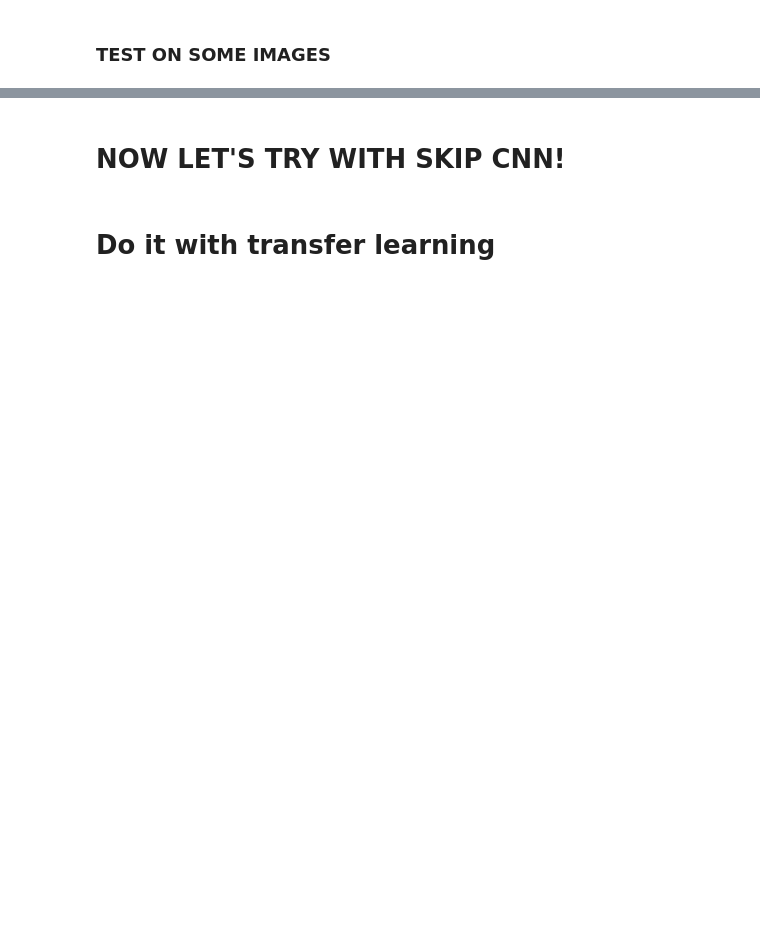
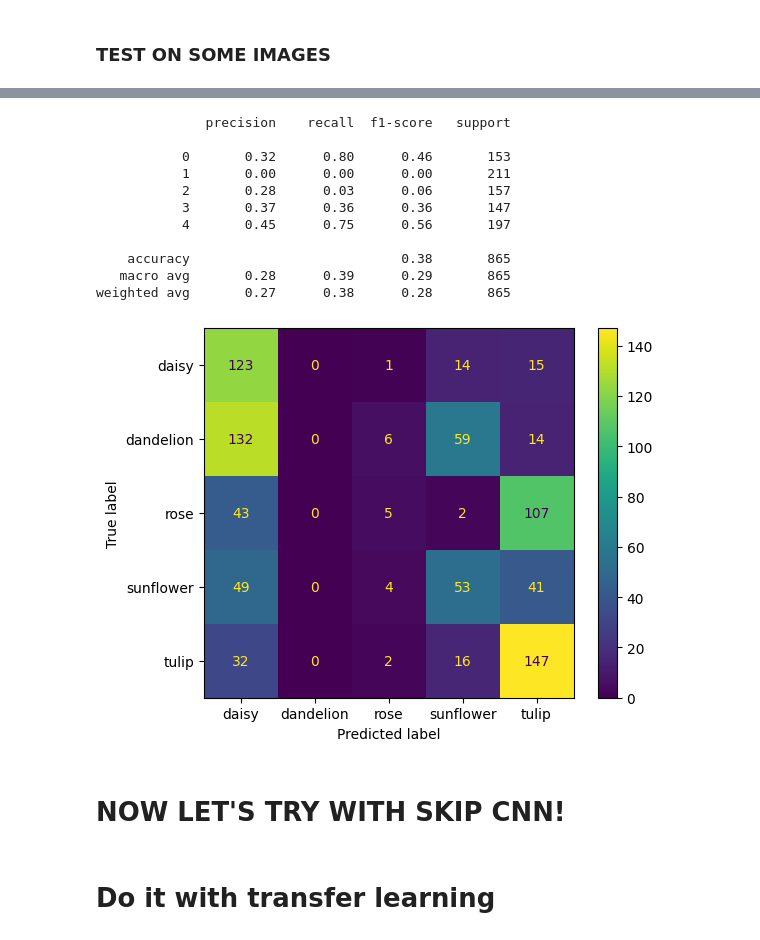
Before and after one commit to RicRicci22/Recognition-systems-labs, a Jupyter notebook: Lab_2/Lab2 - Multiclass Classification.ipynb, the cells around one changed output, grey strips where cells are left out. Drawn from its saved outputs; the diff is of its cells as text; code cells hidden in the pictures; blank space fills up the shorter version.

```diff
--- a/Lab_2/Lab2 - Multiclass Classification.ipynb
+++ b/Lab_2/Lab2 - Multiclass Classification.ipynb
@@ -144,7 +160,10 @@ loss_fn = CrossEntropyLoss(reduction="mean")
 # Put the model in evaluation mode
 model.eval()
 # Send the model to the device
+device = torch.device("cuda" if torch.cuda.is_available() else "cpu")
 model.to(device)
+labels_list = []
+predicted_labels_list = []
 with torch.no_grad():
     loss_test = 0
     accuracy_test = 0
@@ -159,5 +178,10 @@ with torch.no_grad():
         loss_test += loss.item()
         accuracy_test += (sum(predictions.argmax(1)==labels)/imgs.shape[0]).item()
 
+        predicted_labels = predictions.argmax(1).tolist()
+
+        labels_list.extend(labels.tolist())
+        predicted_labels_list.extend(predicted_labels)
+
 print("\nTest loss:",loss_test/len(testloader))
 print("Test accuracy:",accuracy_test/len(testloader))
@@ -164,3 +191,27 @@ print("Test accuracy:",accuracy_test/len(testloader))
+# %%
+from sklearn.metrics import confusion_matrix, classification_report
+from sklearn.metrics import ConfusionMatrixDisplay
+import matplotlib.pyplot as plt
+
+conf_matrix = confusion_matrix(labels_list, predicted_labels_list)
+report = classification_report(labels_list, predicted_labels_list)
+print(report)
+disp = ConfusionMatrixDisplay(confusion_matrix=conf_matrix, display_labels=["daisy", "dandelion", "rose", "sunflower", "tulip"])
+disp.plot()
+plt.show()
+# %% [output]
+              precision    recall  f1-score   support
+
+           0       0.32      0.80      0.46       153
+           1       0.00      0.00      0.00       211
+           2       0.28      0.03      0.06       157
+           3       0.37      0.36      0.36       147
+           4       0.45      0.75      0.56       197
+
+    accuracy                           0.38       865
+   macro avg       0.28      0.39      0.29       865
+weighted avg       0.27      0.38      0.28       865
+[figure, added]
 # %% [markdown]
 # NOW LET'S TRY WITH SKIP CNN!
 # %%
```
Also changed, not shown: parts of 4 cells of this notebook, 7 other files.
